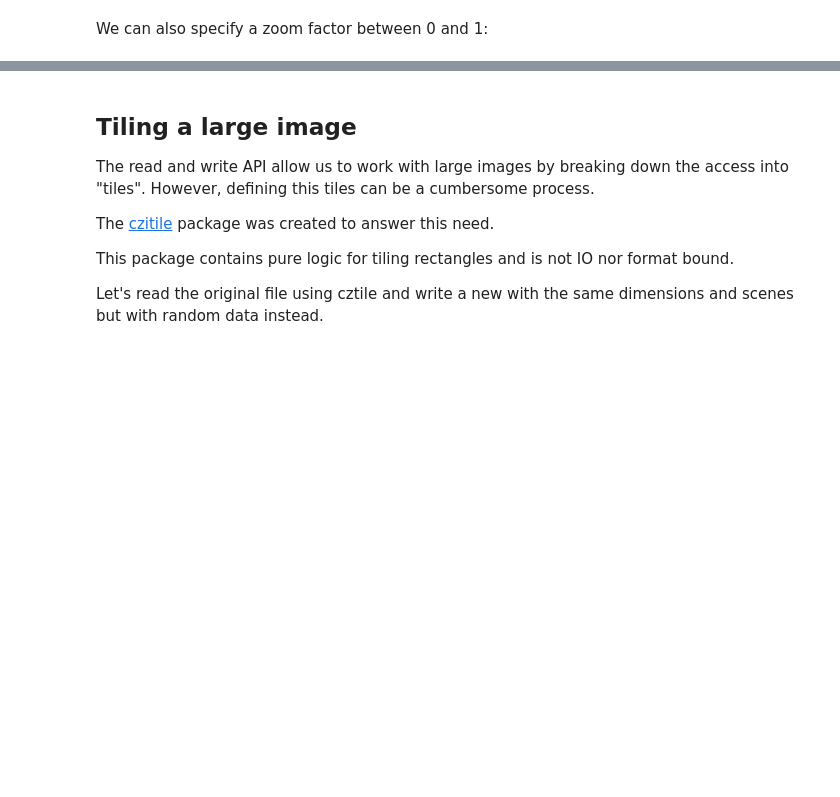
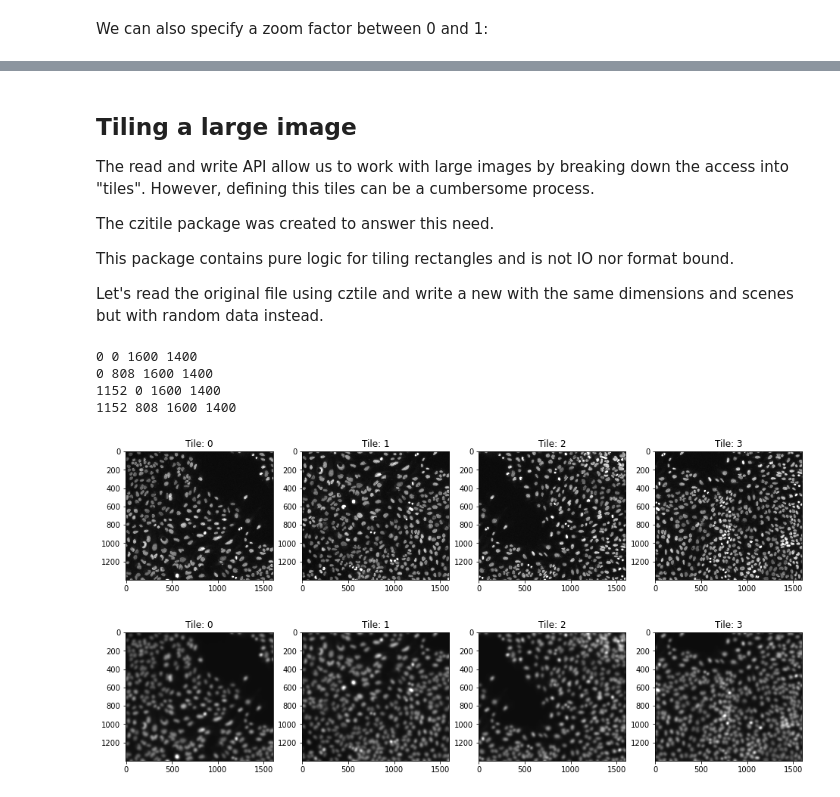
Before and after one commit to sebi06/czitools, a Jupyter notebook: examples/pylibCZIrw_docu/[Doc] High level API.ipynb, the cells around one changed output, grey strips where cells are left out. Cells and saved outputs as stored; diff of their text form; code cells hidden in the pictures; blank space fills up the shorter version.

```diff
--- a/examples/pylibCZIrw_docu/[Doc] High level API.ipynb
+++ b/examples/pylibCZIrw_docu/[Doc] High level API.ipynb
@@ -350,7 +416,7 @@ If no metadata was written, the default metadata is automatically written upon c
 The read and write API allow us to work with large images by breaking down the access into "tiles".
 However, defining this tiles can be a cumbersome process.
 
-The [czitile](https://dev.azure.com/ZEISSgroup/RMS-DEV/_git/RMS_PyPI_CZTile) package was created to answer this need.
+The czitile package was created to answer this need.
 
 This package contains pure logic for tiling rectangles and is not IO nor format bound.
 
@@ -359 +449,62 @@ random data instead.
+# %%
+# import the "tiling strategy" from the cztile package
+from cztile.fixed_total_area_strategy import AlmostEqualBorderFixedTotalAreaStrategy2D
+from cztile.tiling_strategy import Rectangle as czrect
+
+# create a "tile" by specifying the desired tile dimension and the
+# minimum required overlap between tiles (depends on the processing)
+tiler = AlmostEqualBorderFixedTotalAreaStrategy2D(total_tile_width=1600,
+                                                  total_tile_height=1400,
+                                                  min_border_width=128)
+
+# create the tiles
+tiles = tiler.tile_rectangle(czrect(x=0, y=0, w=sbr.w, h=sbr.h))
+
+# show the cretaed tile locations
+for tile in tiles:
+    print(tile.roi.x, tile.roi.y, tile.roi.w, tile.roi.h)
+# %% [output]
+0 0 1600 1400
+0 808 1600 1400
+1152 0 1600 1400
+1152 808 1600 1400
+# %%
+# open an existing CZI file for reading planes and a new CZI to insert
+# the newly processed chunks into the new CZI file
+
+fig1, ax1 = plt.subplots(1, 4, figsize=(16, 8))
+fig2, ax2 = plt.subplots(1, 4, figsize=(16, 8))
+a = 0
+
+with pyczi.open_czi(czifile_orig) as czidoc_r:
+    with pyczi.create_czi(newczi_5, exist_ok=True) as czidoc_w:
+
+        # loop over all tiles
+        for tile in tqdm(tiles):
+
+            # read a specific tile from the CZI
+            tile2d = czidoc_r.read(plane={"C": 0},
+                                           roi=(tile.roi.x,
+                                                tile.roi.y,
+                                                tile.roi.w,
+                                                tile.roi.h))
+
+            # process the current tile
+            tile2d_processed = process2d(tile2d, sigma=11)
+
+            # show some figures to illustrate the idea
+            ax1[a].imshow(tile2d, interpolation="nearest", cmap="gray",vmin=100, vmax=4000)
+            ax1[a].set_title("Tile: " + str(a))
+            ax2[a].imshow(tile2d_processed, interpolation="nearest", cmap="gray", vmin=100, vmax=4000)
+            ax2[a].set_title("Tile: " + str(a))
+
+            # write the new CZI file using the processed data
+            czidoc_w.write(tile2d_processed,
+                           plane={"C": 0},
+                           location=(tile.roi.x, tile.roi.y))
+
+            a += 1
+# %% [output]
+[figure, added]
+[figure, added]
 # %%
```
Also changed, not shown: parts of 33 cells of this notebook, 10 other files.
